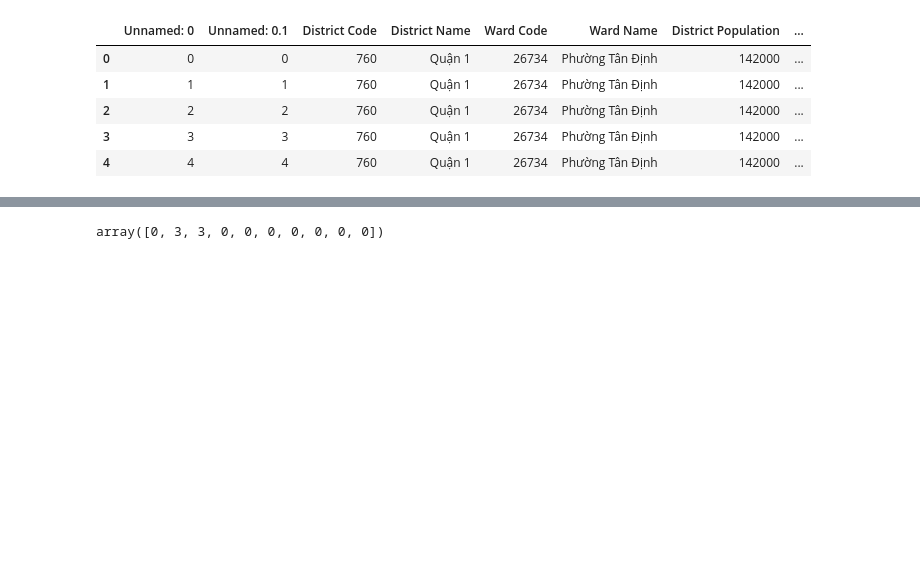
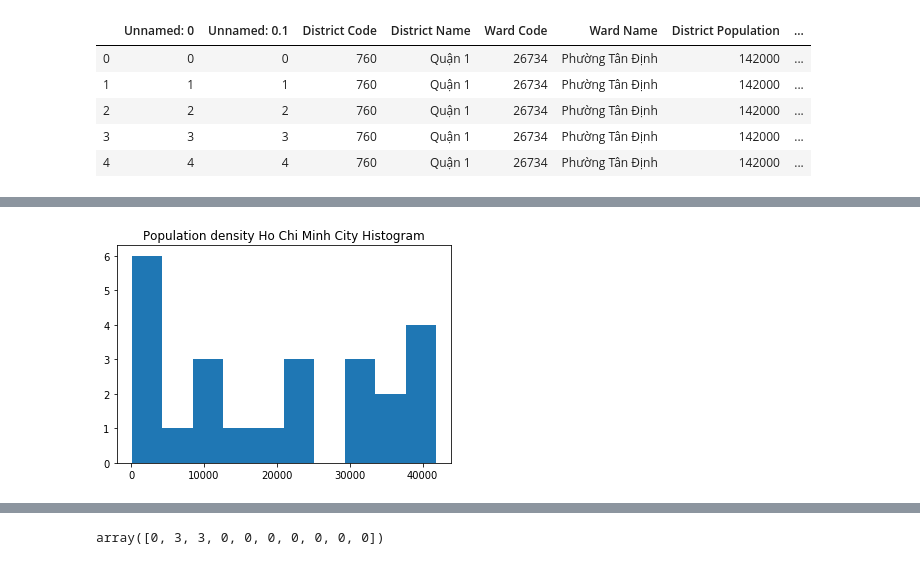
Before and after one commit to giahuy9751990/Coursera_Capstone, a Jupyter notebook: Coursera Week 1 Capstone.ipynb, the cells around one changed output, grey strips where cells are left out. Saved outputs shown, nothing was run; the diff lists cells and outputs as text; code cells hidden in the pictures; blank space fills up the shorter version.

```diff
--- a/Coursera Week 1 Capstone.ipynb
+++ b/Coursera Week 1 Capstone.ipynb
@@ -644,0 +580,7 @@ new_df
+# %%
+population_density_df = pd.DataFrame(columns=["District Code","District Name","Population Density"])
+population_density_df['District Code'] = new_df['District Code']
+population_density_df['District Name'] = new_df['District Name']
+population_density_df['Population Density'] = new_df['District Population'] / new_df['District Acreage (Km2)']
+population_density_df['District Latitude'] = new_df['District Latitude']
+population_density_df['District Longitude'] = new_df['District Longitude']
@@ -644,0 +607,6 @@ new_df
+# %%
+plt.hist(population_density_df['Population Density'])
+plt.title("Population density Ho Chi Minh City Histogram")
+plt.show()
+# %% [output]
+[figure, added]
```
Also changed, not shown: parts of 60 cells of this notebook, 5 other files.
